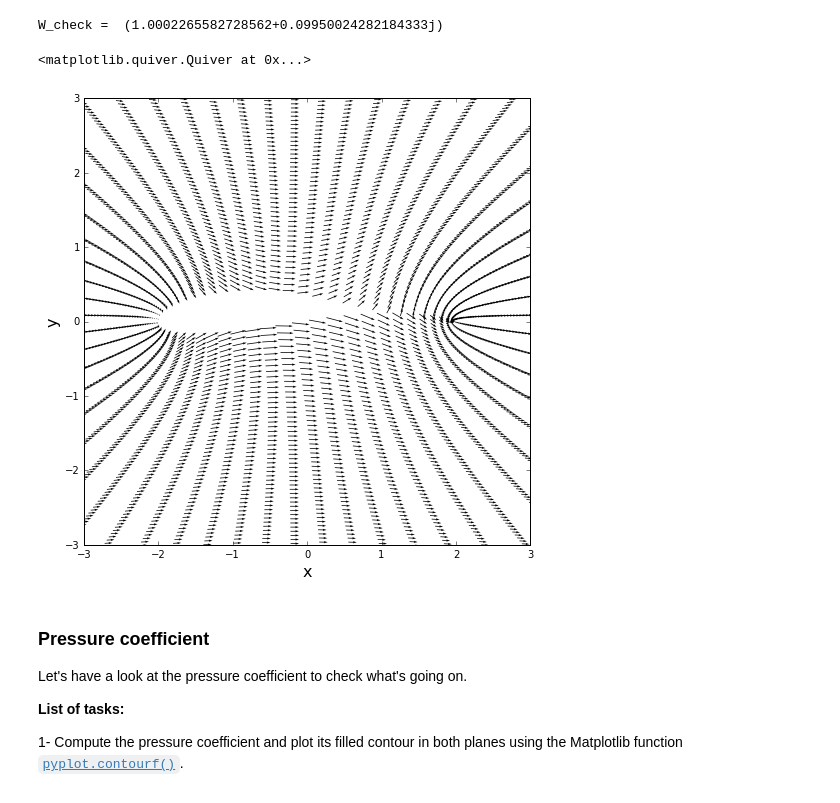
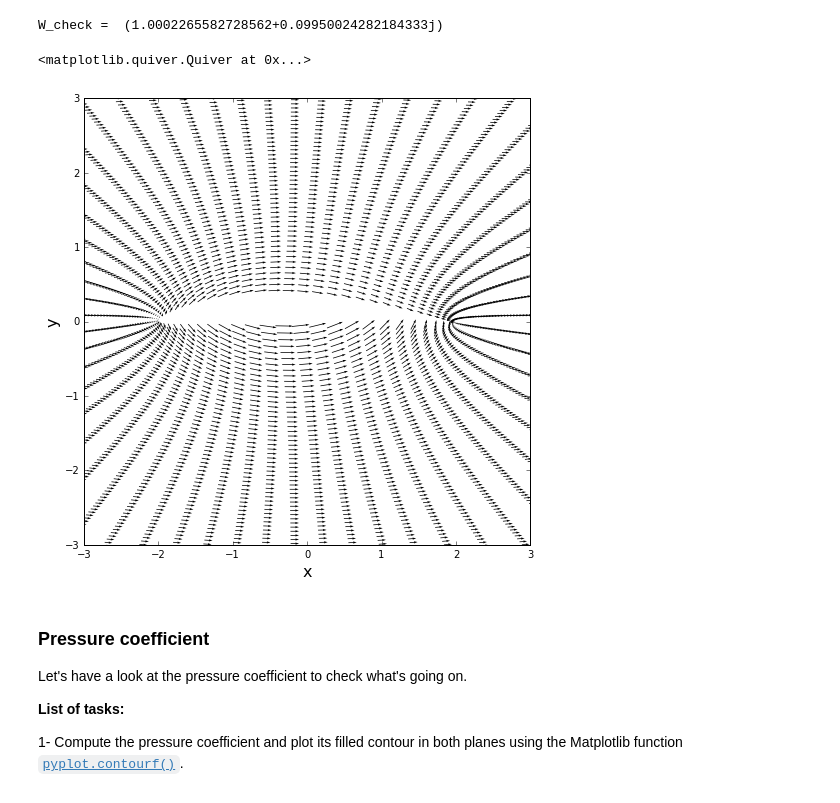
Before and after one commit to liu19941121/mae6226-work, a Jupyter notebook: midterm/midterm.ipynb, the cells around one changed output. Saved outputs shown, nothing was run; the diff lists cells and outputs as text; code cells hidden in the pictures.

```diff
--- a/midterm/midterm.ipynb
+++ b/midterm/midterm.ipynb
@@ -349,22 +349,22 @@ print('W_check = ', W_check )
 W_check =  (1.0002265582728562+0.09950024282184333j)
 # %%
 # get the value of the derivative  dzdξ
-W_E = u_1 + 1j*v_1
+W_E = u_1 - 1j*v_1
 W_2 = get_velocity_W(b, T_theta, x_1, y_1)
 W_z = W_E / W_2
 u_2 = W_z.real
 v_2 = -W_z.imag
 
 size = 8
 pyplot.figure(figsize=(size, size))
 pyplot.xlabel('x', fontsize=16)
 pyplot.ylabel('y', fontsize=16)
 pyplot.xlim(-3.0, 3.0)
 pyplot.ylim(-3.0, 3.0)
 pyplot.quiver(z_2.real, z_2.imag, u_2, v_2,units='xy',pivot='tip', width=0.01, scale=10)
 # %% [output]
 <matplotlib.quiver.Quiver at 0x...>
-[figure, old version]
+[figure, new version]
 # %% [markdown]
 ### Pressure coefficient
 
```
Also changed, not shown: parts of 3 cells of this notebook.
